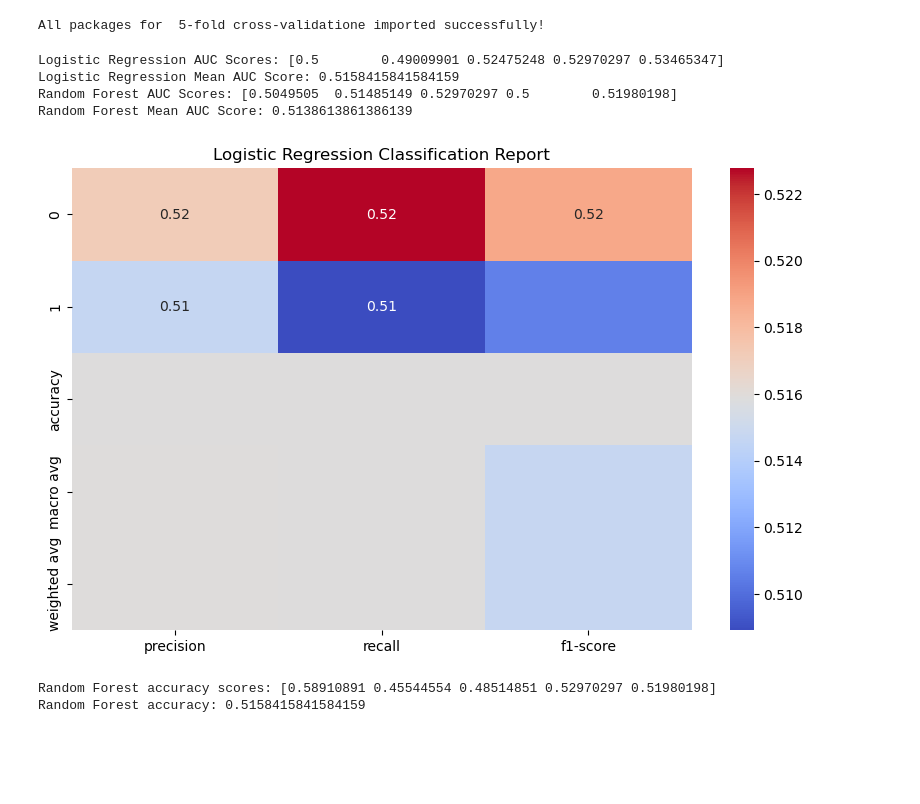
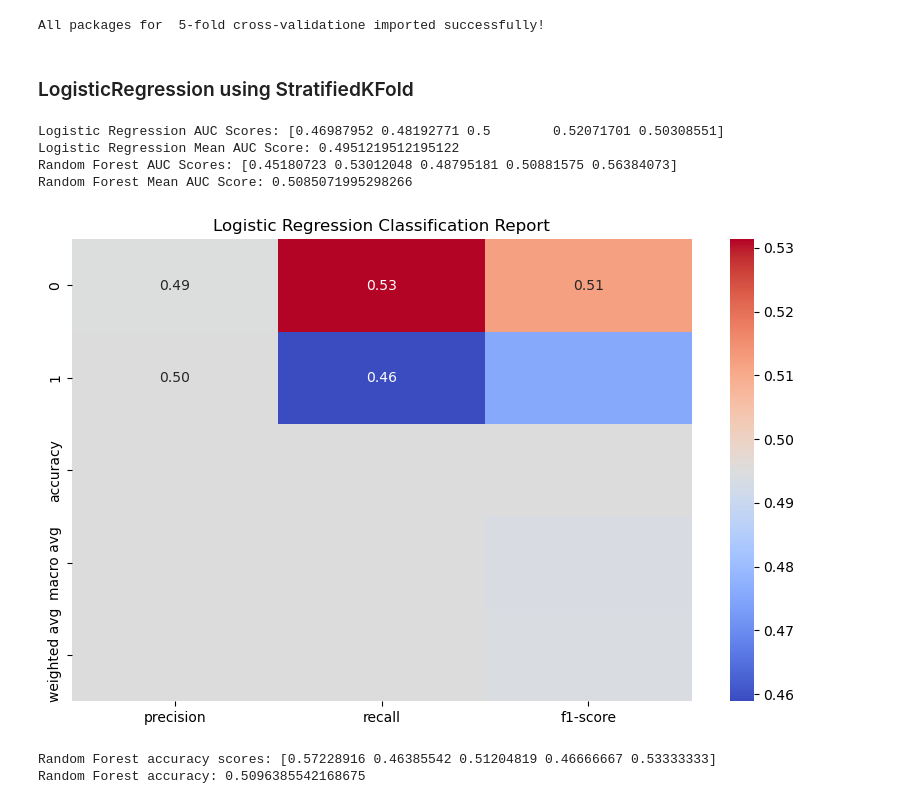
Before and after one commit to karmenatwork/4_CB_employees_turnover, a Jupyter notebook: playground.ipynb, the cells around one changed output. Saved outputs shown, nothing was run; the diff lists cells and outputs as text; code cells hidden in the pictures; blank space fills up the shorter version.

Commit message:
Testing LogisticRegression with StratifiedKFold in playground notebook

```diff
--- a/playground.ipynb
+++ b/playground.ipynb
@@ -277,6 +283,8 @@ from sklearn.metrics import make_scorer, roc_auc_score
 print('All packages for  5-fold cross-validatione imported successfully!')
 # %% [output]
 All packages for  5-fold cross-validatione imported successfully!
+# %% [markdown]
+### LogisticRegression using StratifiedKFold
 # %%
 # Initialize models
 log_reg = LogisticRegression(max_iter=10000,random_state=123)
@@ -290,7 +298,7 @@ cv = StratifiedKFold(n_splits=5, shuffle=True, random_state=123)
 scoring = make_scorer(roc_auc_score)
 
 # Perform 5-fold cross-validation for Logistic Regression
-log_reg_scores = cross_val_score(log_reg, X_resampled, y_resampled, cv=cv, scoring=scoring)
+log_reg_scores = cross_val_score(log_reg, X_train_resampled, y_train_resampled, cv=cv, scoring=scoring)
 print("Logistic Regression AUC Scores:", log_reg_scores)
 print("Logistic Regression Mean AUC Score:", log_reg_scores.mean())
 
@@ -300,53 +308,55 @@ print("Logistic Regression Mean AUC Score:", log_reg_scores.mean())
 # print("Logistic Regression AUC Scores:", log_reg_scores_2)
 
 # Perform 5-fold cross-validation for Random Forest
-rf_scores = cross_val_score(rf, X_resampled, y_resampled, cv=cv, scoring=scoring)
+rf_scores = cross_val_score(rf, X_train_resampled, y_train_resampled, cv=cv, scoring=scoring)
 print("Random Forest AUC Scores:", rf_scores)
 print("Random Forest Mean AUC Score:", rf_scores.mean())
 # %% [output]
-Logistic Regression AUC Scores: [0.5        0.49009901 0.52475248 0.52970297 0.53465347]
-Logistic Regression Mean AUC Score: 0.5158415841584159
-Random Forest AUC Scores: [0.5049505  0.51485149 0.52970297 0.5        0.51980198]
-Random Forest Mean AUC Score: 0.5138613861386139
+Logistic Regression AUC Scores: [0.46987952 0.48192771 0.5        0.52071701 0.50308551]
+Logistic Regression Mean AUC Score: 0.4951219512195122
+Random Forest AUC Scores: [0.45180723 0.53012048 0.48795181 0.50881575 0.56384073]
+Random Forest Mean AUC Score: 0.5085071995298266
 # %%
+
 # Initialize lists to store classification reports
 log_reg_reports = []
 rf_reports = []
 # Perform 5-fold cross-validation for Logistic Regression
-for train_index, test_index in cv.split(X_resampled, y_resampled):
-    X_train, X_test = X_resampled.iloc[train_index], X_resampled.iloc[test_index]
-    y_train, y_test = y_resampled.iloc[train_index], y_resampled.iloc[test_index]
+for train_index, test_index in cv.split(X_train_resampled, y_train_resampled):
+    X_train, X_test = X_train_resampled.iloc[train_index], X_train_resampled.iloc[test_index]
+    y_train, y_test = y_train_resampled.iloc[train_index], y_train_resampled.iloc[test_index]
 
     log_reg.fit(X_train, y_train)
     y_pred = log_reg.predict(X_test)
     report = classification_report(y_test, y_pred, output_dict=True)
     log_reg_reports.append(report)
 
 def aggregate_reports(reports):
     """Aggregate multiple classification reports into a single report."""
     aggregated_report = {}
     for key in reports[0].keys():
         if isinstance(reports[0][key], dict):
             aggregated_report[key] = {metric: np.mean([r[key][metric] for r in reports]) for metric in reports[0][key].keys()}
         else:
             aggregated_report[key] = np.mean([r[key] for r in reports])
     return aggregated_report
 
 def plot_classification_report(report, title):
     """Plot the classification report as a heatmap."""
     df_report = pd.DataFrame(report).iloc[:-1, :].T
     plt.figure(figsize=(10, 6))
     sns.heatmap(df_report, annot=True, cmap='coolwarm', fmt='.2f')
     plt.title(title)
     plt.show()
+
+
+ # Aggregate reports
+log_reg_aggregated_report = aggregate_reports(log_reg_reports)
+
+# Plot the classification reports
+plot_classification_report(log_reg_aggregated_report, 'Logistic Regression Classification Report')
+# %% [output]
+[figure, added]
-# %%
-# Aggregate reports
-log_reg_aggregated_report = aggregate_reports(log_reg_reports)
-
-# Plot the classification reports
-plot_classification_report(log_reg_aggregated_report, 'Logistic Regression Classification Report')
-# %% [output]
-[figure, removed]
 # %%
 from sklearn.model_selection import train_test_split
 from sklearn.linear_model import LogisticRegression
@@ -364,13 +374,13 @@ model = RandomForestClassifier(random_state=42)
 kf = KFold(n_splits=5, shuffle=True, random_state=42)
 
 # Perform 5-fold cross-validation for Random Forest using KFold
-cv_results = cross_val_score(model, X_resampled, y_resampled, cv=kf, scoring='accuracy')
+cv_results = cross_val_score(model, X_train_resampled, y_train_resampled, cv=kf, scoring='accuracy')
 
 # Perform 5-fold cross-validation for Random Forest
 print(f'Random Forest accuracy scores: {cv_results}')
 print(f'Random Forest accuracy: {cv_results.mean()}')
 # %% [output]
-Random Forest accuracy scores: [0.58910891 0.45544554 0.48514851 0.52970297 0.51980198]
-Random Forest accuracy: 0.5158415841584159
+Random Forest accuracy scores: [0.57228916 0.46385542 0.51204819 0.46666667 0.53333333]
+Random Forest accuracy: 0.5096385542168675
 # %%
 # Split data into training and testing sets
```
Also changed, not shown: parts of 13 cells of this notebook.
